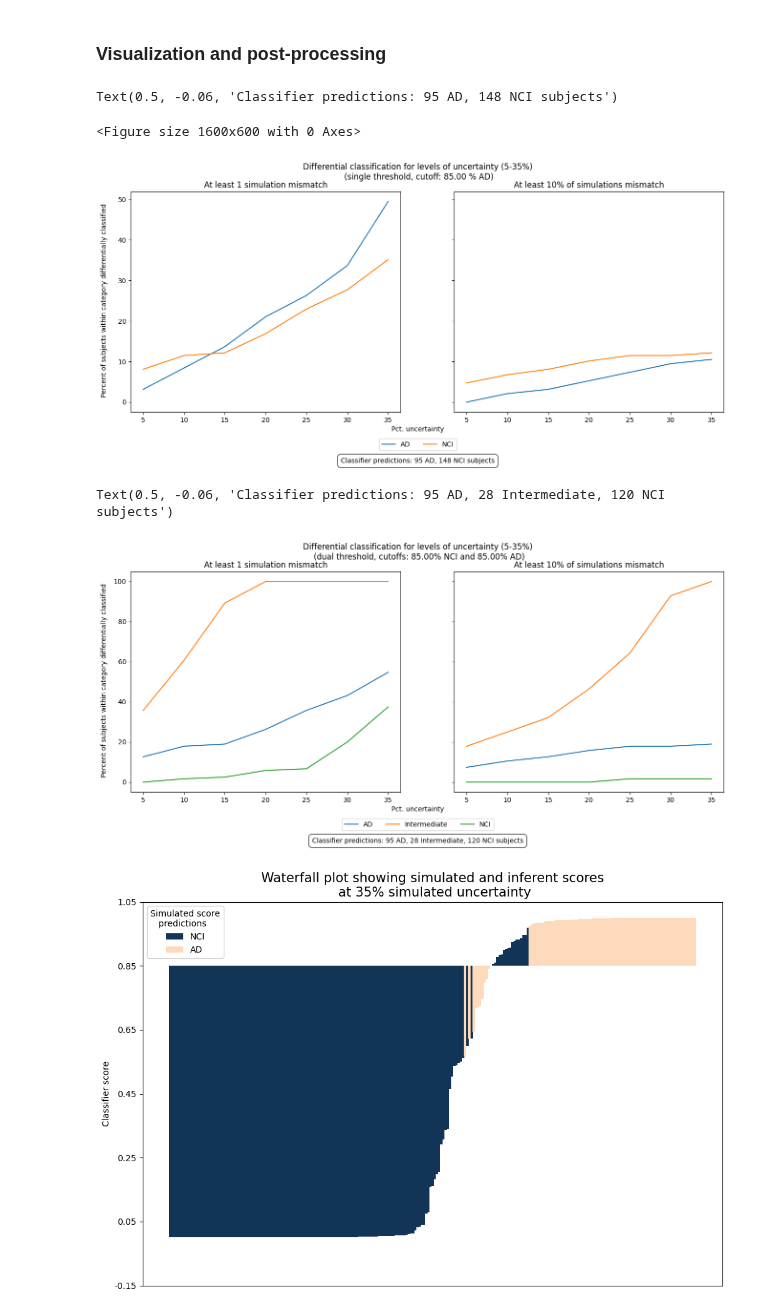
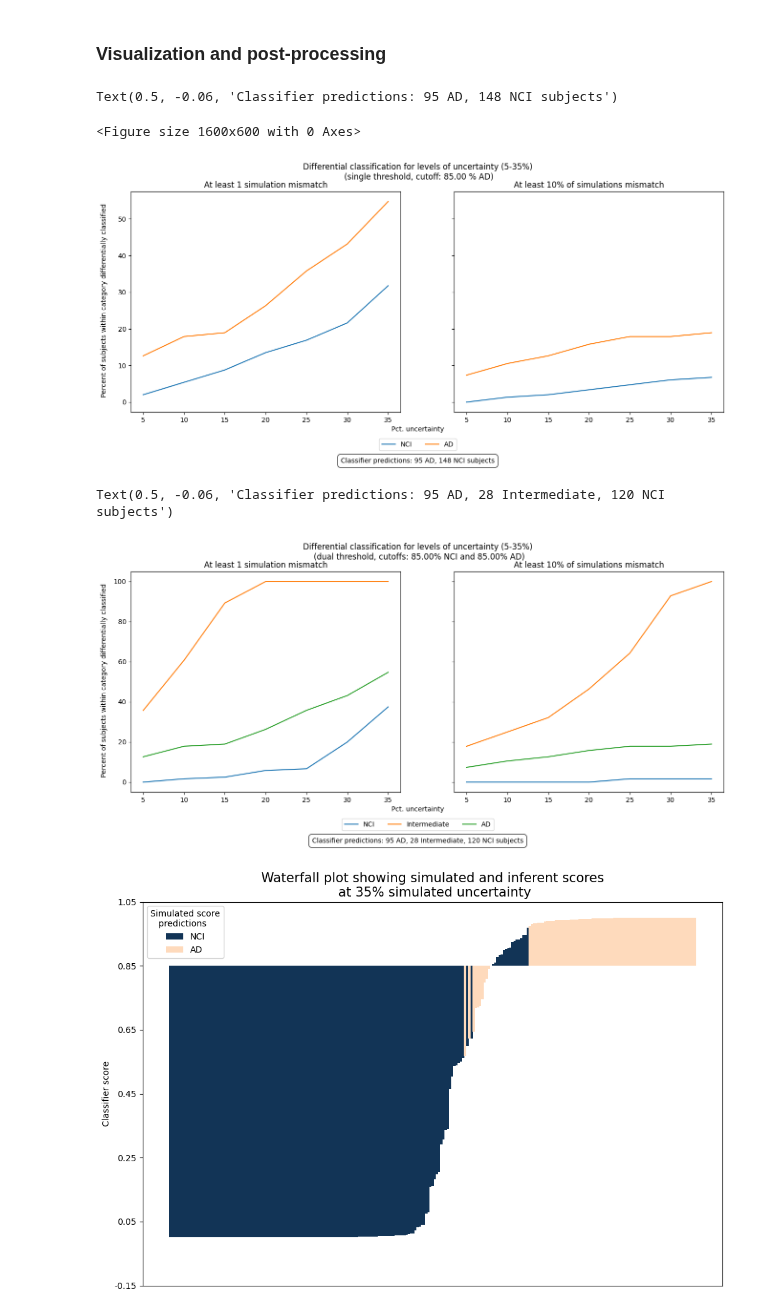
Before and after one commit to Translational-HDPM/T-HDPM_uncertainty_analysis, a Jupyter notebook: notebooks/uncertainty_analysis_adjusted_sd.ipynb, the cells around one changed output. Drawn from its saved outputs; the diff is of its cells as text; code cells hidden in the pictures.

Commit message:
refactor: change differential classification plots to use new function in  notebooks

```diff
--- a/notebooks/uncertainty_analysis_adjusted_sd.ipynb
+++ b/notebooks/uncertainty_analysis_adjusted_sd.ipynb
@@ -269,99 +270,92 @@ def visualize_differential_classification_results(
         plt.legend(loc="upper center", bbox_to_anchor=(0.5, -0.1))
 # %%
 num_AD, num_NCI = (single_thres <= gt_probs).sum(), (single_thres > gt_probs).sum()
-single_thres_pct_diff_cls_1_diff_cls = res_1_diff_cls.single_thres_expt_results.copy(
-    deep=True
-)
-single_thres_pct_diff_cls_1_diff_cls["AD"] = (
-    single_thres_pct_diff_cls_1_diff_cls["AD"].apply(len) / num_AD * 100
-)
-single_thres_pct_diff_cls_1_diff_cls["NCI"] = (
-    single_thres_pct_diff_cls_1_diff_cls["NCI"].apply(len) / num_NCI * 100
-)
-single_thres_pct_diff_cls = res.single_thres_expt_results.copy(deep=True)
-single_thres_pct_diff_cls["AD"] = (
-    single_thres_pct_diff_cls["AD"].apply(len) / num_AD * 100
-)
-single_thres_pct_diff_cls["NCI"] = (
-    single_thres_pct_diff_cls["NCI"].apply(len) / num_NCI * 100
-)
 fig = plt.figure(figsize=(16, 6))
 fig, axs = plt.subplots(nrows=1, ncols=2, sharex=True, sharey=True, figsize=(16, 6))
 plt.subplot(121)
 visualize_differential_classification_results(
-    single_thres_pct_diff_cls_1_diff_cls, "At least 1 simulation mismatch", False, False
+    get_differential_classification(
+        res_1_diff_cls.single_thres_gt_labels[5],
+        res_1_diff_cls.single_thres_pred_labels,
+        ["NCI", "AD"],
+    ),
+    "At least 1 simulation mismatch",
+    False,
+    False,
 )
 plt.subplot(122)
 visualize_differential_classification_results(
-    single_thres_pct_diff_cls, "At least 10% of simulations mismatch", False, False
+    get_differential_classification(
+        res.single_thres_gt_labels[5],
+        res.single_thres_pred_labels,
+        ["NCI", "AD"],
+    ),
+    "At least 10% of simulations mismatch",
+    False,
+    False,
 )
 leg_handles, leg_labels = plt.gca().get_legend_handles_labels()
 fig.legend(
     leg_handles,
     leg_labels,
     loc="upper center",
     ncol=len(leg_labels),
     bbox_to_anchor=(0.5, 0.03),
 )
 fig.text(0.5, 0.05, "Pct. uncertainty", va="center", ha="center")
 fig.text(
     0.09,
     0.5,
     "Percent of subjects within category differentially classified",
     va="center",
     ha="center",
     rotation="vertical",
 )
 fig.suptitle(
-    f"Differential classification for levels of uncertainty (5-35%)\n (single threshold, cutoff: {single_thres*100:.2f} % AD)"
+    f"Differential classification for levels of uncertainty (5-35%)\n (single threshold, cutoff: {single_thres * 100:.2f} % AD)"
 )
 fig.text(
     0.5,
     -0.06,
     f"Classifier predictions: {num_AD} AD, {num_NCI} NCI subjects",
     ha="center",
     va="center",
     bbox=dict(
         boxstyle="round,pad=0.5", facecolor="white", edgecolor="black", alpha=0.8
     ),
 )
 # %% [output]
 Text(0.5, -0.06, 'Classifier predictions: 95 AD, 148 NCI subjects')
 <Figure size 1600x600 with 0 Axes>
-[figure, old version]
+[figure, new version]
 # %%
 num_AD, num_interm, num_NCI = (
     (dual_thres_high <= gt_probs).sum(),
     ((dual_thres_low <= gt_probs) & (gt_probs < dual_thres_high)).sum(),
     (dual_thres_low > gt_probs).sum(),
 )
-two_thres_pct_diff_cls_1_diff_cls = res_1_diff_cls.dual_thres_expt_results.copy(
-    deep=True
-)
-two_thres_pct_diff_cls_1_diff_cls["AD"] = (
-    two_thres_pct_diff_cls_1_diff_cls["AD"].apply(len) / num_AD * 100
-)
-two_thres_pct_diff_cls_1_diff_cls["Intermediate"] = (
-    two_thres_pct_diff_cls_1_diff_cls["Intermediate"].apply(len) / num_interm * 100
-)
-two_thres_pct_diff_cls_1_diff_cls["NCI"] = (
-    two_thres_pct_diff_cls_1_diff_cls["NCI"].apply(len) / num_NCI * 100
-)
-
-two_thres_pct_diff_cls = res.dual_thres_expt_results.copy(deep=True)
-two_thres_pct_diff_cls["AD"] = two_thres_pct_diff_cls["AD"].apply(len) / num_AD * 100
-two_thres_pct_diff_cls["Intermediate"] = (
-    two_thres_pct_diff_cls["Intermediate"].apply(len) / num_interm * 100
-)
-two_thres_pct_diff_cls["NCI"] = two_thres_pct_diff_cls["NCI"].apply(len) / num_NCI * 100
 fig, axs = plt.subplots(nrows=1, ncols=2, sharex=True, sharey=True, figsize=(16, 6))
 plt.subplot(121)
 visualize_differential_classification_results(
-    two_thres_pct_diff_cls_1_diff_cls, "At least 1 simulation mismatch", False, False
+    get_differential_classification(
+        res_1_diff_cls.dual_thres_gt_labels[5],
+        res_1_diff_cls.dual_thres_pred_labels,
+        ["NCI", "Intermediate", "AD"],
+    ),
+    "At least 1 simulation mismatch",
+    False,
+    False,
 )
 plt.subplot(122)
 visualize_differential_classification_results(
-    two_thres_pct_diff_cls, "At least 10% of simulations mismatch", False, False
+    get_differential_classification(
+        res.dual_thres_gt_labels[5],
+        res.dual_thres_pred_labels,
+        ["NCI", "Intermediate", "AD"],
+    ),
+    "At least 10% of simulations mismatch",
+    False,
+    False,
 )
 leg_handles, leg_labels = plt.gca().get_legend_handles_labels()
 fig.legend(
@@ -382,7 +376,7 @@ fig.text(
 )
 fig.suptitle(
     "Differential classification for levels of uncertainty (5-35%)\n"
-    f" (dual threshold, cutoffs: {(1-dual_thres_low)*100:.2f}% NCI and {dual_thres_high*100:.2f}% AD)"
+    f" (dual threshold, cutoffs: {(1 - dual_thres_low) * 100:.2f}% NCI and {dual_thres_high * 100:.2f}% AD)"
 )
 fig.text(
     0.5,
@@ -396,7 +390,7 @@ fig.text(
 )
 # %% [output]
 Text(0.5, -0.06, 'Classifier predictions: 95 AD, 28 Intermediate, 120 NCI subjects')
-[figure, old version]
+[figure, new version]
 # %%
 uncertainty = 35
 generate_waterfall_plot(
```
Also changed, not shown: parts of 1 cell of this notebook, 1 other file.
